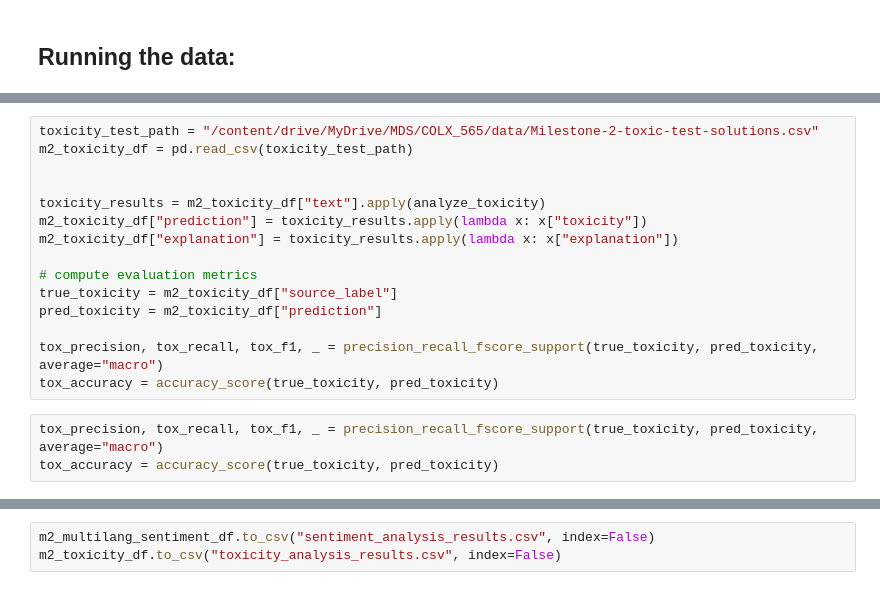
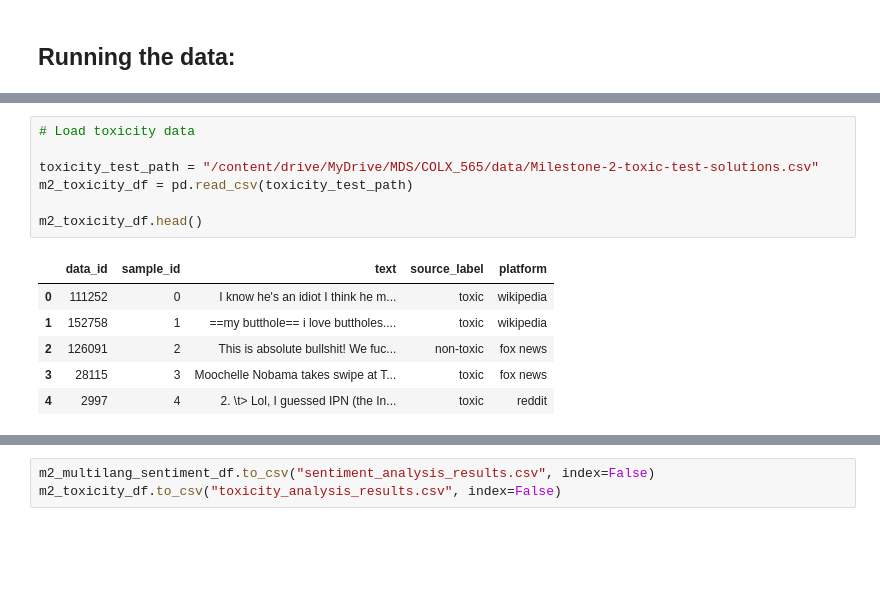
Before and after one commit to jnadal14/Detoxification_LLM_Dataflow, a Jupyter notebook: milestone2/COLX_565_Milestone_2.ipynb, the cells around one changed output, grey strips where cells are left out. Cells and saved outputs as stored; diff of their text form; blank space fills up the shorter version.

```diff
--- a/milestone2/COLX_565_Milestone_2.ipynb
+++ b/milestone2/COLX_565_Milestone_2.ipynb
@@ -433,18 +440,14 @@ You seem to be using the pipelines sequentially on GPU. In order to maximize eff
-# %%
-toxicity_test_path = "/content/drive/MyDrive/MDS/COLX_565/data/Milestone-2-toxic-test-solutions.csv"
-m2_toxicity_df = pd.read_csv(toxicity_test_path)
-
-
-toxicity_results = m2_toxicity_df["text"].apply(analyze_toxicity)
-m2_toxicity_df["prediction"] = toxicity_results.apply(lambda x: x["toxicity"])
-m2_toxicity_df["explanation"] = toxicity_results.apply(lambda x: x["explanation"])
-
-# compute evaluation metrics
-true_toxicity = m2_toxicity_df["source_label"]
-pred_toxicity = m2_toxicity_df["prediction"]
-
-tox_precision, tox_recall, tox_f1, _ = precision_recall_fscore_support(true_toxicity, pred_toxicity, average="macro")
-tox_accuracy = accuracy_score(true_toxicity, pred_toxicity)
-# %%
-tox_precision, tox_recall, tox_f1, _ = precision_recall_fscore_support(true_toxicity, pred_toxicity, average="macro")
-tox_accuracy = accuracy_score(true_toxicity, pred_toxicity)
+# %%
+# Load toxicity data
+
+toxicity_test_path = "/content/drive/MyDrive/MDS/COLX_565/data/Milestone-2-toxic-test-solutions.csv"
+m2_toxicity_df = pd.read_csv(toxicity_test_path)
+
+m2_toxicity_df.head()
+# %% [output]
+|  | data_id | sample_id | text | source_label | platform |
+| 0 | 111252 | 0 | I know he's an idiot I think he m... | toxic | wikipedia |
+| 1 | 152758 | 1 | ==my butthole== i love buttholes.... | toxic | wikipedia |
+| 2 | 126091 | 2 | This is absolute bullshit! We fuc... | non-toxic | fox news |
+| 3 | 28115 | 3 | Moochelle Nobama takes swipe at T... | toxic | fox news |
+| 4 | 2997 | 4 | 2. \t> Lol, I guessed IPN (the In... | toxic | reddit |
```
Also changed, not shown: parts of 46 cells of this notebook.
